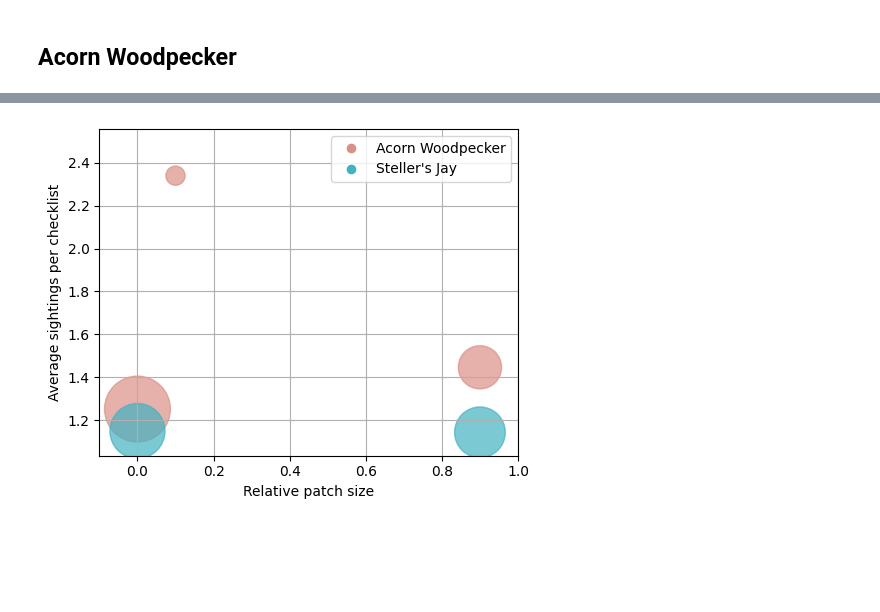
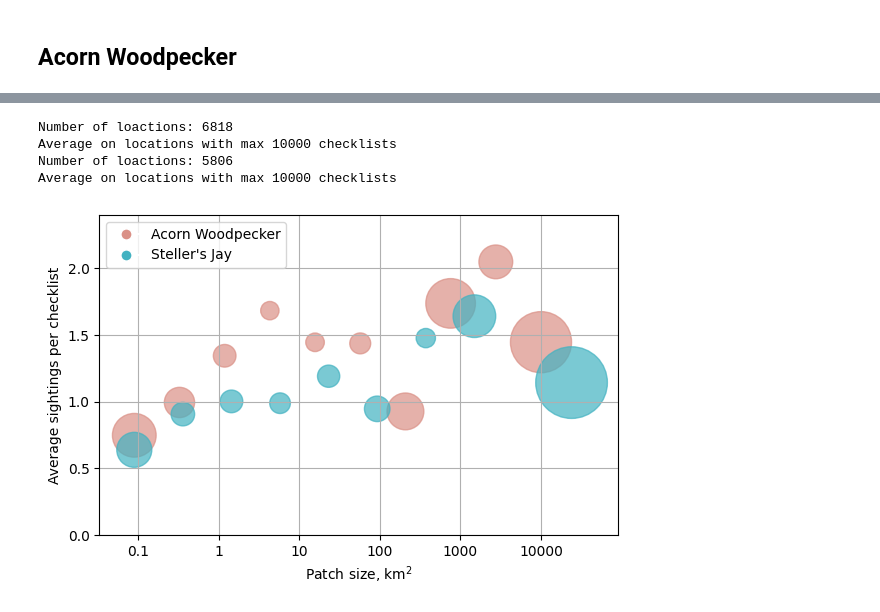
Before and after one commit to ecoscape-earth/ecoscape-connectivity-paper-reproduction, a Jupyter notebook: DisplayValidationResults-PatchSize.ipynb, the cells around one changed output, grey strips where cells are left out. Cells and saved outputs as stored; diff of their text form; code cells hidden in the pictures; blank space fills up the shorter version.

Commit message:
Done the analysis based on patch size

```diff
--- a/DisplayValidationResults-PatchSize.ipynb
+++ b/DisplayValidationResults-PatchSize.ipynb
@@ -90,7 +105,7 @@ Average on locations with max 10000 checklists
 # %%
 
 bird = bird_run.get_bird_run(
-    "stejay", "Steller's Jay", run_name="patch_size",
+    "stejay", "Steller's Jay", run_name="patch_sizes_torch",
 )
-plot_bird_ratios_locations(bird, max_checklists=10000)
+plot_bird_ratios_locations(bird)
 # %% [output]
@@ -103,59 +118,74 @@ Average on locations with max 10000 checklists
 birds_for_paper = []
 
 birds_for_paper.append(bird_run.get_bird_run(
-    "acowoo", "Acorn Woodpecker", run_name="patch_size"))
+    "acowoo", "Acorn Woodpecker", run_name="patch_sizes_torch"))
 
 birds_for_paper.append(bird_run.get_bird_run(
-    "stejay", "Steller's Jay", run_name="patch_size"))
+    "stejay", "Steller's Jay", run_name="patch_sizes_torch"))
 # %%
 from matplotlib.lines import Line2D  # for legend handle
-def plot_birds_ratios(bird_ls, path, max_checklists=100):
-    fig, ax = plt.subplots(figsize=(5, 4))
+
+def plot_birds_ratios(bird_ls, max_checklists=10000, n_bins=10):
+    fig, ax = plt.subplots(figsize=(6, 4))
 
     cmap = colorcet.cm.cyclic_isoluminant_r
     # cmap = plt.cm.inferno
     unique_birds = list(b.nickname for b in bird_ls)
     num_birds = len(unique_birds)
     colors = cmap(np.linspace(0, 1 - 1/num_birds, num_birds))
-    colormap = {b:c for b, c in zip(unique_birds, colors)}
+    colormap = {b: c for b, c in zip(unique_birds, colors)}
     birdname = {b.nickname: b.name for b in bird_ls}
-    ylimits = []
     for bird in bird_ls:
-        bird_nickname = bird.nickname
         df = pd.read_csv(bird.obs_csv_path)
         # limit to squares where max hab > 0.9
         df = df.loc[lambda r : r["max_hab"] > 0.9]
         df = df.loc[lambda r : r["NumChecklists"] <= max_checklists]
-        df["MaxRepopRange"] = df.apply(lambda row : int(row["max_repop"] * 9.999) / 10, axis=1)
-        sizes = np.asarray(df.groupby("MaxRepopRange")["Square"].count())
-        ys = df.groupby("MaxRepopRange")["BirdRatio"].mean()
-        xs = list(df.groupby("MaxRepopRange")["BirdRatio"].indices.keys())
-        ymin, ymax = np.min(ys), np.max(ys)
-        ylmin, ylmax = ymin - 0.2 * (ymax - ymin), ymax + 0.2 * (ymax - ymin)
-        ylimits.append((ylmin, ylmax))
-        volume = sizes / 2
-        # volume = np.sqrt(sizes**3 / max(sizes))
+        print("Number of loactions:", len(df))
+        # Computes the log repopulation.
+        df["logsize"] = df.apply(lambda row : np.log(row["max_repop"]), axis=1)
+        # Computes the bin size.
+        max_log = df["logsize"].max()
+        bin_size = max_log / n_bins
+        # Computes the bin for each datum.
+        df["size_bin"] = df.apply(lambda row : min(n_bins - 1, int(row["logsize"] / bin_size)), axis = 1)
+        # Computes bin size.
+        sizes = [df[df["size_bin"] == i]["Square"].count() for i in range(n_bins)]
+        pys = [df[df["size_bin"] == i]["BirdRatio"].mean() for i in range(n_bins)]
+        pxs = [i * bin_size for i in range(n_bins)]
+        # Filters out empty bins.
+        ys, xs, ss = [], [], []
+        for i, s in enumerate(sizes):
+            if s > 0:
+                ys.append(pys[i])
+                xs.append(pxs[i])
+                ss.append(s)
+        ax.scatter(xs, ys, s=ss, color=colormap[bird.nickname], alpha=0.7, label=bird.name)
+        fig.tight_layout()
+        print("Average on locations with max {} checklists".format(max_checklists))
 
-        ax.scatter(xs, ys, s=volume, color=colormap[bird_nickname], alpha=0.7, label=bird.name)
-
-    ax.set_xlabel("Relative patch size")
+    ax.set_xlabel(r"Patch size, km$^2$")
     ax.set_ylabel("Average sightings per checklist")
-    # ax.set_title('Bird sightings vs. connectivity')
-
+    x_km2 = [0.1, 1, 10, 100, 1000, 10000]
+    plt.xticks(ticks=[np.log(x / (0.3 * 0.3)) for x in x_km2], labels=x_km2)
+    ymin, ymax = np.min(ys), np.max(ys)
+    ylmin, ylmax = ymin - 0.2 * (ymax - ymin), ymax + 0.2 * (ymax - ymin)
+    ax.set_ylim((0, 2.4))
+    ax.set_xlim((-1, np.log(100000) * 1.2))
     ax.grid(True)
     fig.tight_layout()
 
     # add a legend
     handles = [Line2D([0], [0], marker='o', color='w', markerfacecolor=c, label=birdname[b], markersize=8) for b, c in colormap.items()]
-    ax.legend(handles=handles, loc='upper right')
-    plt.xlim((-0.1, 1.0))
-    yls, yhs = zip(*ylimits)
-    ax.set_ylim(min(yls), max(yhs))
+    ax.legend(handles=handles, loc='upper left')
 
     plt.show()
 
     fig.savefig("Figures/SightingsVsPatchSize.pdf", format="pdf")
 
-plot_birds_ratios(birds_for_paper, "./corr_by_vol.jpg", max_checklists=20000)
+plot_birds_ratios(birds_for_paper)
 # %% [output]
+Number of loactions: 6818
+Average on locations with max 10000 checklists
+Number of loactions: 5806
+Average on locations with max 10000 checklists
-[figure, old version]
+[figure, new version]
```
Also changed, not shown: parts of 3 cells of this notebook, 3 other files.
